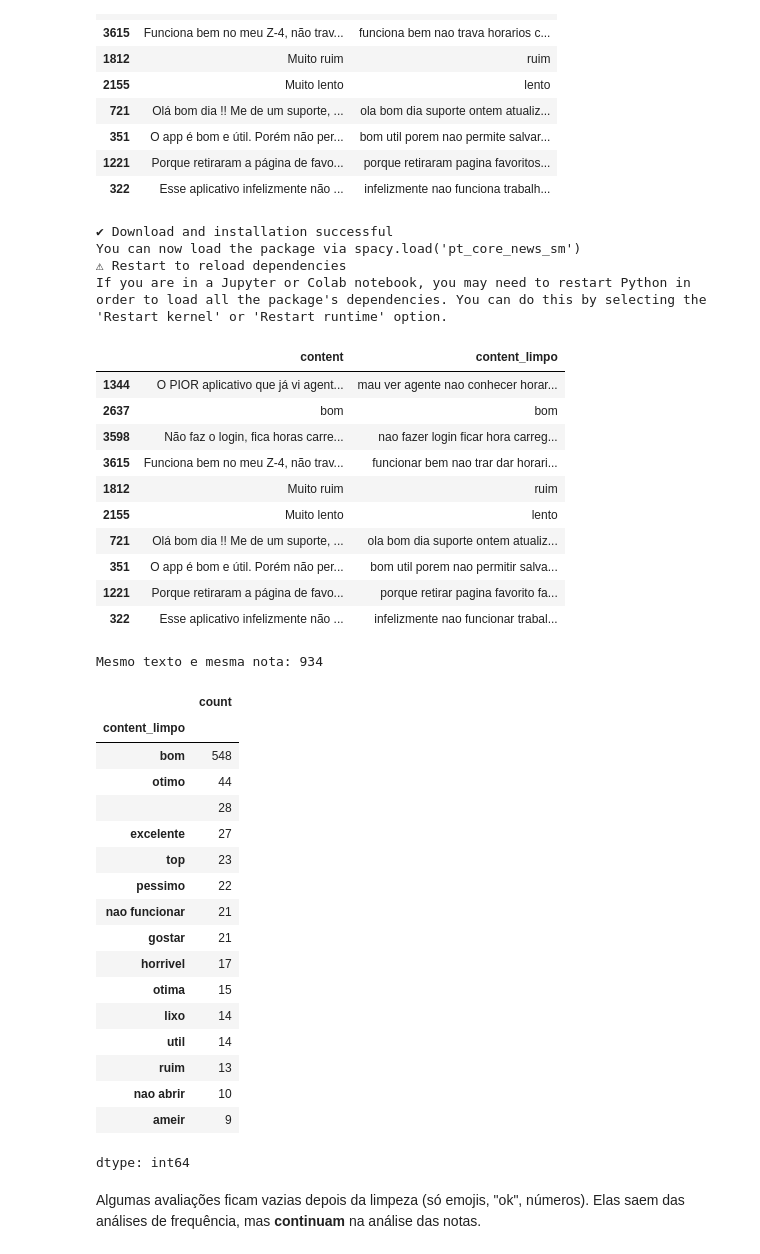
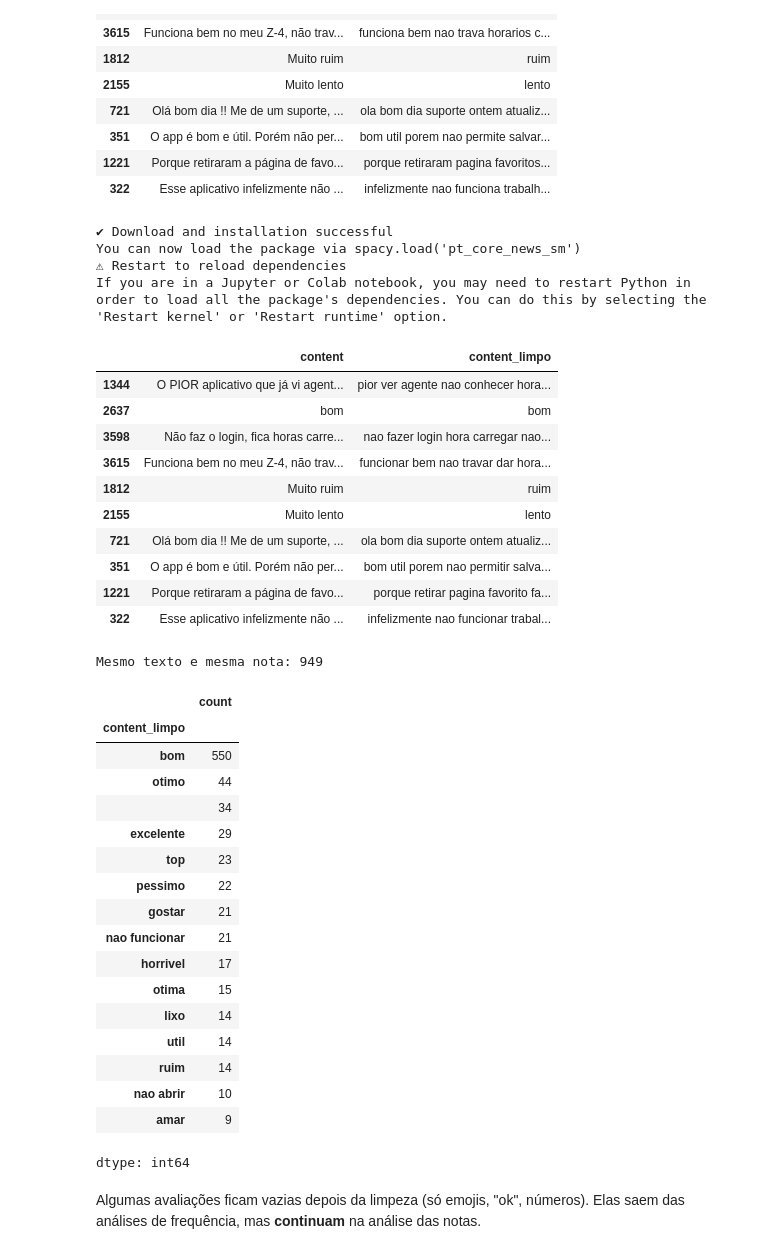
Before and after one commit to lucassoaresdeoliveira07-afk/analise-reviews-simrmtc, a Jupyter notebook: analise_reviews_simrmtc.ipynb, the cells around one changed output. Saved outputs shown, nothing was run; the diff lists cells and outputs as text; code cells hidden in the pictures.

```diff
--- a/analise_reviews_simrmtc.ipynb
+++ b/analise_reviews_simrmtc.ipynb
@@ -177,8 +177,8 @@ O texto original (`content`) é mantido, porque modelos como o BERT funcionam me
 # %%
 stop_pt = {unidecode(p) for p in stopwords.words('portuguese')}
 negacoes = {'nao', 'nem', 'nunca', 'nada', 'ninguem', 'sem'}
-stop_extra = {'app', 'aplicativo', 'pra', 'pro', 'mto', 'vai', 'esta'}
-
+stop_extra = {'app', 'aplicativo', 'pra', 'pro', 'mto', 'vai', 'esta',
+              'ter', 'ficar', 'poder', 'vez', 'todo'}   # verbos e palavras genéricas que subiram com a lematização
 stop_final = (stop_pt - negacoes) | stop_extra
 
 def limpar_texto(texto):
@@ -209,33 +209,38 @@ df[['content', 'content_limpo']].sample(10, random_state=42)
 # %%
 !python -m spacy download pt_core_news_sm -q
 import spacy
 
 # modelo de português; desligamos o que não usamos para ficar mais rápido
 nlp = spacy.load('pt_core_news_sm', disable=['parser', 'ner'])
 
+# correções de lemas que o spaCy erra
+correcoes = {'onibu': 'onibus', 'ônibu': 'ônibus', 'ameir': 'amar',
+             'trar': 'travar', 'mau': 'pior'}
+
 def lematizar(textos):
     resultado = []
     for doc in nlp.pipe(textos, batch_size=200):
-        resultado.append(' '.join(token.lemma_.lower() for token in doc))
+        lemas = [correcoes.get(t.lemma_.lower(), t.lemma_.lower()) for t in doc]
+        resultado.append(' '.join(lemas))
     return resultado
 
 # 1º lematiza o texto original (com acento), 2º aplica a limpeza
 df['content_lema'] = lematizar(df['content'].str.lower())
 df['content_limpo'] = df['content_lema'].apply(limpar_texto)
 
 df[['content', 'content_limpo']].sample(10, random_state=42)
 # %% [output]
 ✔ Download and installation successful
 You can now load the package via spacy.load('pt_core_news_sm')
 ⚠ Restart to reload dependencies
 If you are in a Jupyter or Colab notebook, you may need to restart Python in
 order to load all the package's dependencies. You can do this by selecting the
 'Restart kernel' or 'Restart runtime' option.
 |  | content | content_limpo |
-| 1344 | O PIOR aplicativo que já vi agent... | mau ver agente nao conhecer horar... |
+| 1344 | O PIOR aplicativo que já vi agent... | pior ver agente nao conhecer hora... |
 | 2637 | bom | bom |
-| 3598 | Não faz o login, fica horas carre... | nao fazer login ficar hora carreg... |
-| 3615 | Funciona bem no meu Z-4, não trav... | funcionar bem nao trar dar horari... |
+| 3598 | Não faz o login, fica horas carre... | nao fazer login hora carregar nao... |
+| 3615 | Funciona bem no meu Z-4, não trav... | funcionar bem nao travar dar hora... |
 | 1812 | Muito ruim | ruim |
 | 2155 | Muito lento | lento |
 | 721 | Olá bom dia !! Me de um suporte, ... | ola bom dia suporte ontem atualiz... |
@@ -246,24 +251,24 @@ order to load all the package's dependencies. You can do this by selecting the
 print("Mesmo texto e mesma nota:", df.duplicated(subset=['content_limpo', 'score']).sum())
 df[df.duplicated(subset=['content_limpo', 'score'])]['content_limpo'].str.lower().value_counts().head(15)
 # %% [output]
-Mesmo texto e mesma nota: 934
+Mesmo texto e mesma nota: 949
 |  | count |
 | content_limpo |  |
-| bom | 548 |
+| bom | 550 |
 | otimo | 44 |
-|  | 28 |
-| excelente | 27 |
+|  | 34 |
+| excelente | 29 |
 | top | 23 |
 | pessimo | 22 |
+| gostar | 21 |
 | nao funcionar | 21 |
-| gostar | 21 |
 | horrivel | 17 |
 | otima | 15 |
 | lixo | 14 |
 | util | 14 |
-| ruim | 13 |
+| ruim | 14 |
 | nao abrir | 10 |
-| ameir | 9 |
+| amar | 9 |
 dtype: int64
 # %% [markdown]
 Algumas avaliações ficam vazias depois da limpeza (só emojis, "ok", números). Elas saem das análises de frequência, mas **continuam** na análise das notas.
```
Also changed, not shown: parts of 5 cells of this notebook.
